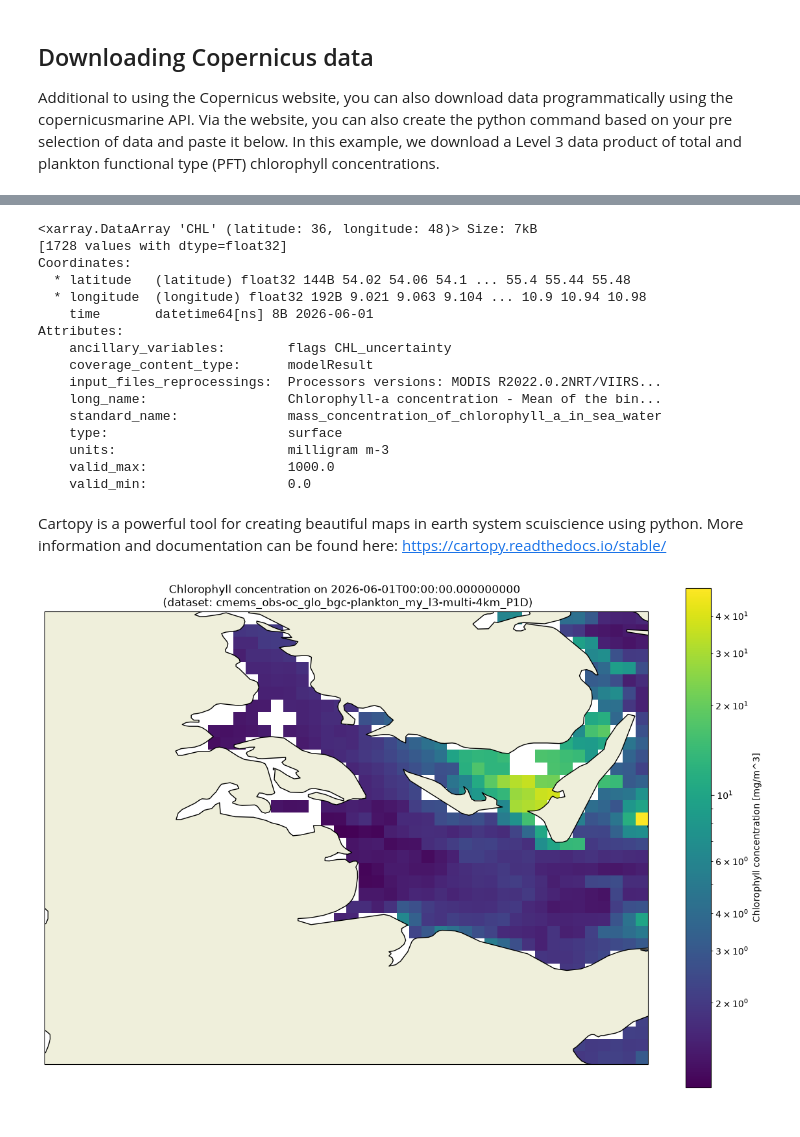
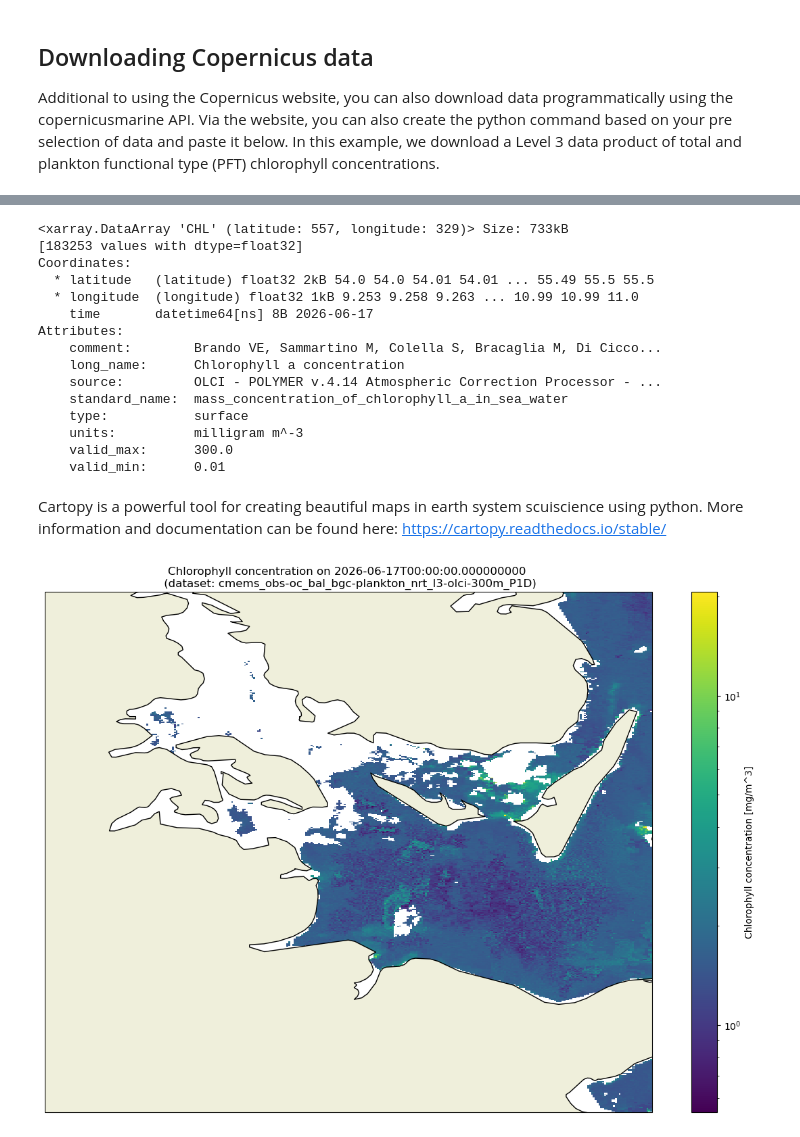
Before and after one commit to cathyroney/BalticSea_code, a Jupyter notebook: timeseries_plotting_copernicus.ipynb, the cells around one changed output, grey strips where cells are left out. Drawn from its saved outputs; the diff is of its cells as text; code cells hidden in the pictures.

```diff
--- a/timeseries_plotting_copernicus.ipynb
+++ b/timeseries_plotting_copernicus.ipynb
@@ -121,57 +105,56 @@ Data variables: (12/21)
 # %%
 # look at CHL variable: (first time step, all lat and lon)
 
-chl_ds.CHL[0,:,:]
+chl_ds.CHL[13,:,:]
 # %% [output]
-<xarray.DataArray 'CHL' (latitude: 36, longitude: 48)> Size: 7kB
-[1728 values with dtype=float32]
+<xarray.DataArray 'CHL' (latitude: 557, longitude: 329)> Size: 733kB
+[183253 values with dtype=float32]
 Coordinates:
-  * latitude   (latitude) float32 144B 54.02 54.06 54.1 ... 55.4 55.44 55.48
-  * longitude  (longitude) float32 192B 9.021 9.063 9.104 ... 10.9 10.94 10.98
-    time       datetime64[ns] 8B 2026-06-01
+  * latitude   (latitude) float32 2kB 54.0 54.0 54.01 54.01 ... 55.49 55.5 55.5
+  * longitude  (longitude) float32 1kB 9.253 9.258 9.263 ... 10.99 10.99 11.0
+    time       datetime64[ns] 8B 2026-06-17
 Attributes:
-    ancillary_variables:        flags CHL_uncertainty
-    coverage_content_type:      modelResult
-    input_files_reprocessings:  Processors versions: MODIS R2022.0.2NRT/VIIRS...
-    long_name:                  Chlorophyll-a concentration - Mean of the bin...
-    standard_name:              mass_concentration_of_chlorophyll_a_in_sea_water
-    type:                       surface
-    units:                      milligram m-3
-    valid_max:                  1000.0
-    valid_min:                  0.0
+    comment:        Brando VE, Sammartino M, Colella S, Bracaglia M, Di Cicco...
+    long_name:      Chlorophyll a concentration
+    source:         OLCI - POLYMER v.4.14 Atmospheric Correction Processor - ...
+    standard_name:  mass_concentration_of_chlorophyll_a_in_sea_water
+    type:           surface
+    units:          milligram m^-3
+    valid_max:      300.0
+    valid_min:      0.01
 # %% [markdown]
 Cartopy is a powerful tool for creating beautiful maps in earth system scuiscience using python.
 More information and documentation can be found here: https://cartopy.readthedocs.io/stable/
 # %%
 ## create our first map of total chlorophyll:
 
 import cartopy.crs as ccrs
 import cartopy.feature as cfeature
 from matplotlib import colors
 
 # some plotting helpers
 land = cfeature.NaturalEarthFeature('physical', 'land', \
     scale='10m', edgecolor='k', facecolor=cfeature.COLORS['land'])
 
 
 fig = plt.figure(figsize=(15, 10))
 
 ax = plt.axes(projection=ccrs.PlateCarree())
 ax.add_feature(land)
 
 plt.pcolormesh(chl_ds.longitude,
                chl_ds.latitude,
-               chl_ds.CHL[0,:,:], # select first time step here
+               chl_ds.CHL[13,:,:], # select first time step here
                transform=ccrs.PlateCarree(),
                cmap='viridis',
                norm=colors.LogNorm()) # log-normalise color scale
 
-plt.title(f"Chlorophyll concentration on {chl_ds.time[0].values} \n (dataset: {dsname})")
+plt.title(f"Chlorophyll concentration on {chl_ds.time[13].values} \n (dataset: {dsname})")
 
 plt.colorbar(label='Chlorophyll concentration [mg/m^3]')
 plt.show()
 # %% [output]
-[figure, old version]
+[figure, new version]
 # %%
 # plot PFT chlorophyll for selected groups:
 
```
Also changed, not shown: parts of 6 cells of this notebook.
